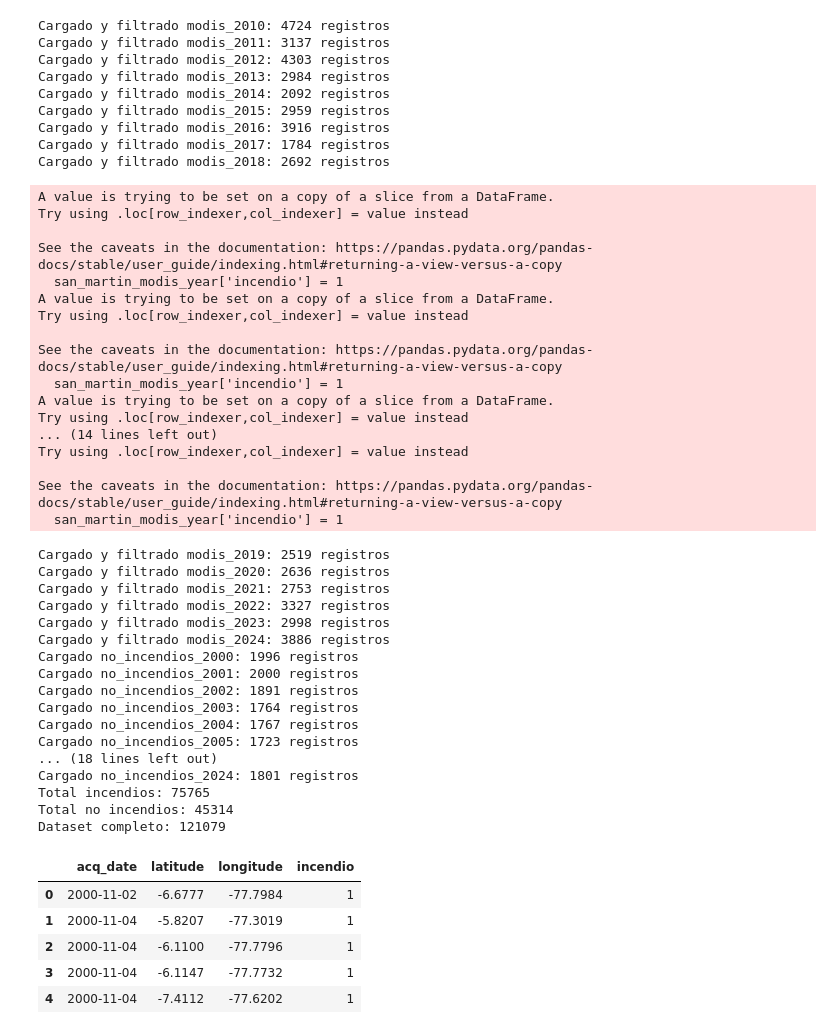
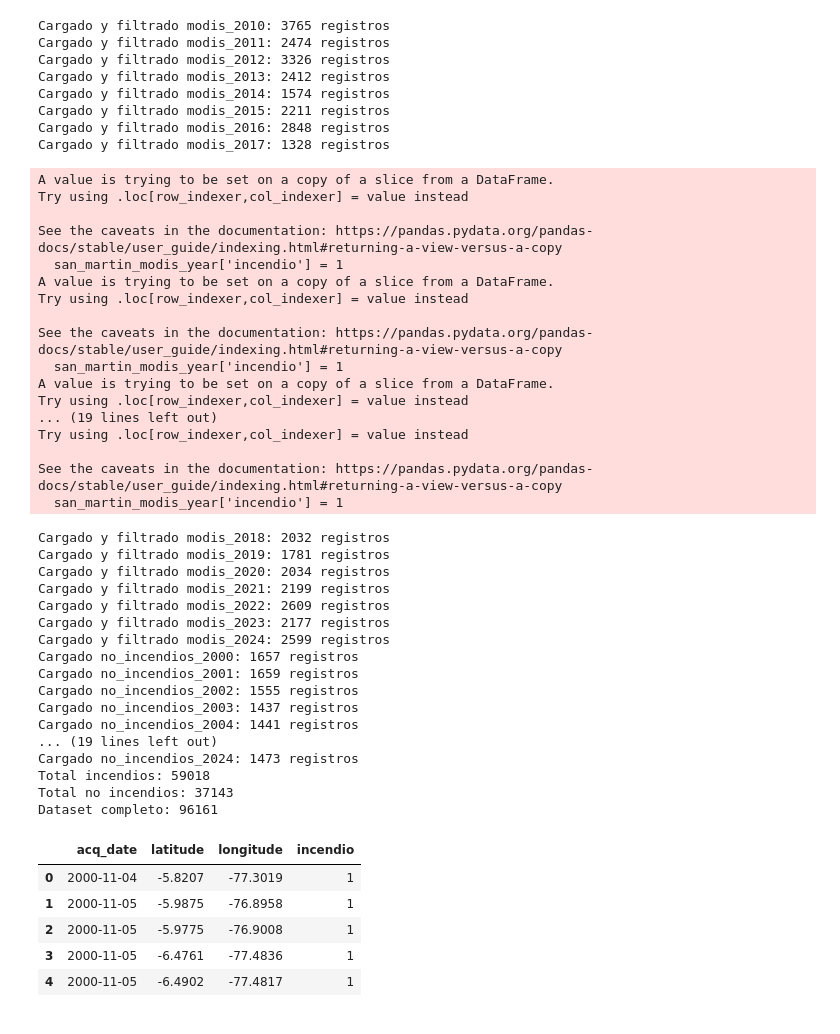
Before and after one commit to antoniozamora2002/Modelo-Machine-Learning-Para-Detectar-Incendios, a Jupyter notebook: Random-Forest-Model.ipynb, the cells around one changed output. Saved outputs shown, nothing was run; the diff lists cells and outputs as text; code cells hidden in the pictures.

```diff
--- a/Random-Forest-Model.ipynb
+++ b/Random-Forest-Model.ipynb
@@ -24,8 +24,8 @@ for year in years:
 
         # Filtrar a región de San Martín
         san_martin_modis_year = modis_df_year[
-            (modis_df_year['latitude'] >= -8) & (modis_df_year['latitude'] <= -5) &
-            (modis_df_year['longitude'] >= -78) & (modis_df_year['longitude'] <= -75)
+            (modis_df_year['latitude'] >= -7.5) & (modis_df_year['latitude'] <= -5.5) &
+            (modis_df_year['longitude'] >= -77.5) & (modis_df_year['longitude'] <= -75.5)
         ]
 
         # Agregar label
@@ -49,6 +49,14 @@ for year in years:
         no_incendios_df_year['longitude'] = no_incendios_df_year['.geo'].apply(lambda x: json.loads(x)['coordinates'][0])
         no_incendios_df_year['latitude'] = no_incendios_df_year['.geo'].apply(lambda x: json.loads(x)['coordinates'][1])
 
+        # Filtrar a región de San Martín
+        no_incendios_df_year = no_incendios_df_year[
+            (no_incendios_df_year['latitude'] >= -7.5) &
+            (no_incendios_df_year['latitude'] <= -5.5) &
+            (no_incendios_df_year['longitude'] >= -77.5) &
+            (no_incendios_df_year['longitude'] <= -75.5)
+        ]
+
         # Agregar label
         no_incendios_df_year['incendio'] = 0
 
@@ -114,56 +122,55 @@ Try using .loc[row_indexer,col_indexer] = value instead
 Try using .loc[row_indexer,col_indexer] = value instead
 
 See the caveats in the documentation: https://pandas.pydata.org/pandas-docs/stable/user_guide/indexing.html#returning-a-view-versus-a-copy
   san_martin_modis_year['incendio'] = 1
-Cargado y filtrado modis_2010: 4724 registros
-Cargado y filtrado modis_2011: 3137 registros
-Cargado y filtrado modis_2012: 4303 registros
-Cargado y filtrado modis_2013: 2984 registros
-Cargado y filtrado modis_2014: 2092 registros
-Cargado y filtrado modis_2015: 2959 registros
-Cargado y filtrado modis_2016: 3916 registros
-Cargado y filtrado modis_2017: 1784 registros
-Cargado y filtrado modis_2018: 2692 registros
+Cargado y filtrado modis_2010: 3765 registros
+Cargado y filtrado modis_2011: 2474 registros
+Cargado y filtrado modis_2012: 3326 registros
+Cargado y filtrado modis_2013: 2412 registros
+Cargado y filtrado modis_2014: 1574 registros
+Cargado y filtrado modis_2015: 2211 registros
+Cargado y filtrado modis_2016: 2848 registros
+Cargado y filtrado modis_2017: 1328 registros
 A value is trying to be set on a copy of a slice from a DataFrame.
 Try using .loc[row_indexer,col_indexer] = value instead
 
 See the caveats in the documentation: https://pandas.pydata.org/pandas-docs/stable/user_guide/indexing.html#returning-a-view-versus-a-copy
   san_martin_modis_year['incendio'] = 1
 A value is trying to be set on a copy of a slice from a DataFrame.
 Try using .loc[row_indexer,col_indexer] = value instead
 
 See the caveats in the documentation: https://pandas.pydata.org/pandas-docs/stable/user_guide/indexing.html#returning-a-view-versus-a-copy
   san_martin_modis_year['incendio'] = 1
 A value is trying to be set on a copy of a slice from a DataFrame.
 Try using .loc[row_indexer,col_indexer] = value instead
-... (14 lines left out)
+... (19 lines left out)
 Try using .loc[row_indexer,col_indexer] = value instead
 
 See the caveats in the documentation: https://pandas.pydata.org/pandas-docs/stable/user_guide/indexing.html#returning-a-view-versus-a-copy
   san_martin_modis_year['incendio'] = 1
-Cargado y filtrado modis_2019: 2519 registros
-Cargado y filtrado modis_2020: 2636 registros
-Cargado y filtrado modis_2021: 2753 registros
-Cargado y filtrado modis_2022: 3327 registros
-Cargado y filtrado modis_2023: 2998 registros
-Cargado y filtrado modis_2024: 3886 registros
-Cargado no_incendios_2000: 1996 registros
-Cargado no_incendios_2001: 2000 registros
-Cargado no_incendios_2002: 1891 registros
-Cargado no_incendios_2003: 1764 registros
-Cargado no_incendios_2004: 1767 registros
-Cargado no_incendios_2005: 1723 registros
-... (18 lines left out)
-Cargado no_incendios_2024: 1801 registros
-Total incendios: 75765
-Total no incendios: 45314
-Dataset completo: 121079
+Cargado y filtrado modis_2018: 2032 registros
+Cargado y filtrado modis_2019: 1781 registros
+Cargado y filtrado modis_2020: 2034 registros
+Cargado y filtrado modis_2021: 2199 registros
+Cargado y filtrado modis_2022: 2609 registros
+Cargado y filtrado modis_2023: 2177 registros
+Cargado y filtrado modis_2024: 2599 registros
+Cargado no_incendios_2000: 1657 registros
+Cargado no_incendios_2001: 1659 registros
+Cargado no_incendios_2002: 1555 registros
+Cargado no_incendios_2003: 1437 registros
+Cargado no_incendios_2004: 1441 registros
+... (19 lines left out)
+Cargado no_incendios_2024: 1473 registros
+Total incendios: 59018
+Total no incendios: 37143
+Dataset completo: 96161
 |  | acq_date | latitude | longitude | incendio |
-| 0 | 2000-11-02 | -6.6777 | -77.7984 | 1 |
-| 1 | 2000-11-04 | -5.8207 | -77.3019 | 1 |
-| 2 | 2000-11-04 | -6.1100 | -77.7796 | 1 |
-| 3 | 2000-11-04 | -6.1147 | -77.7732 | 1 |
-| 4 | 2000-11-04 | -7.4112 | -77.6202 | 1 |
+| 0 | 2000-11-04 | -5.8207 | -77.3019 | 1 |
+| 1 | 2000-11-05 | -5.9875 | -76.8958 | 1 |
+| 2 | 2000-11-05 | -5.9775 | -76.9008 | 1 |
+| 3 | 2000-11-05 | -6.4761 | -77.4836 | 1 |
+| 4 | 2000-11-05 | -6.4902 | -77.4817 | 1 |
 # %%
 # Convertir acq_date a datetime
 full_df['acq_date'] = pd.to_datetime(full_df['acq_date'], errors='coerce')
```
Also changed, not shown: parts of 7 cells of this notebook, 5 other files.
